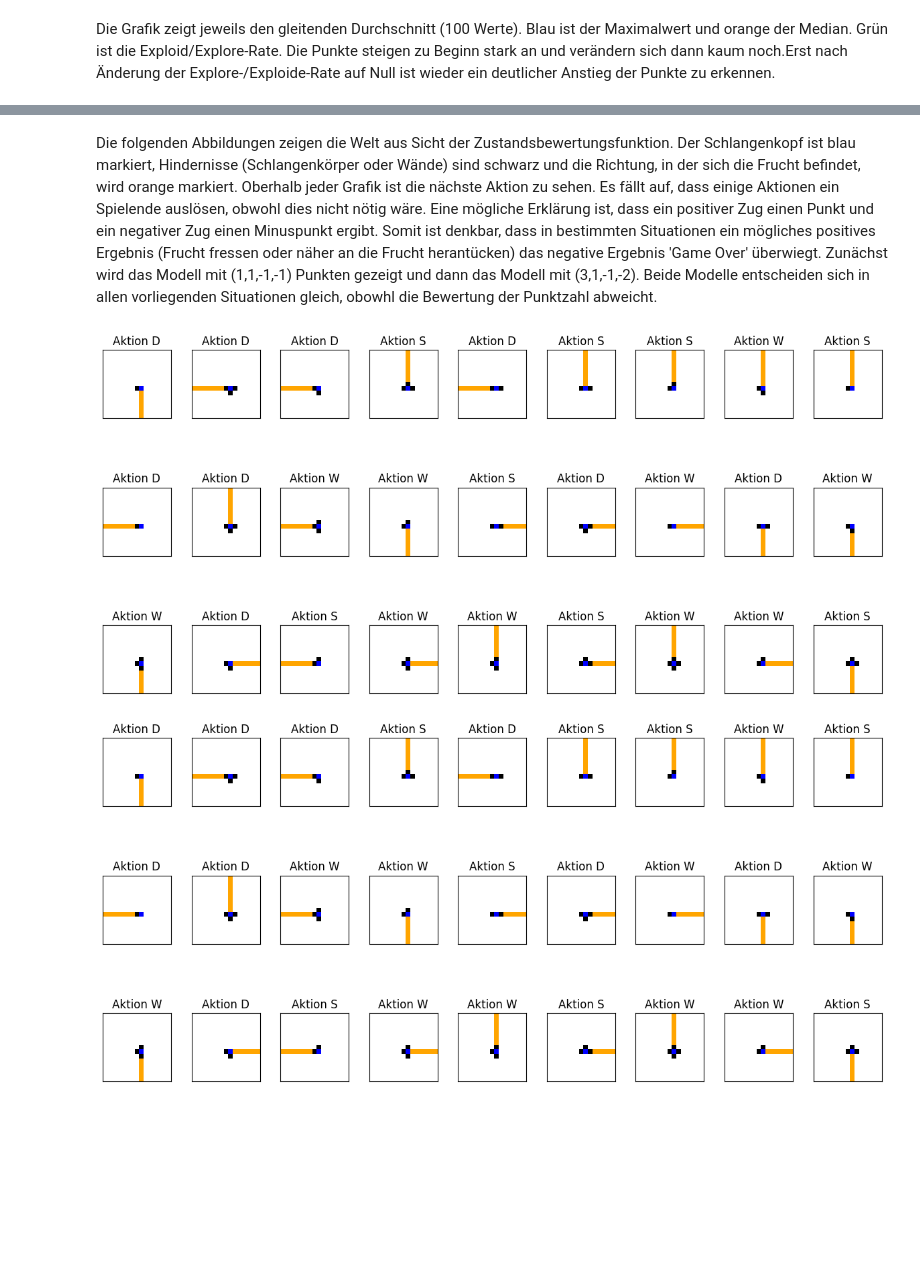
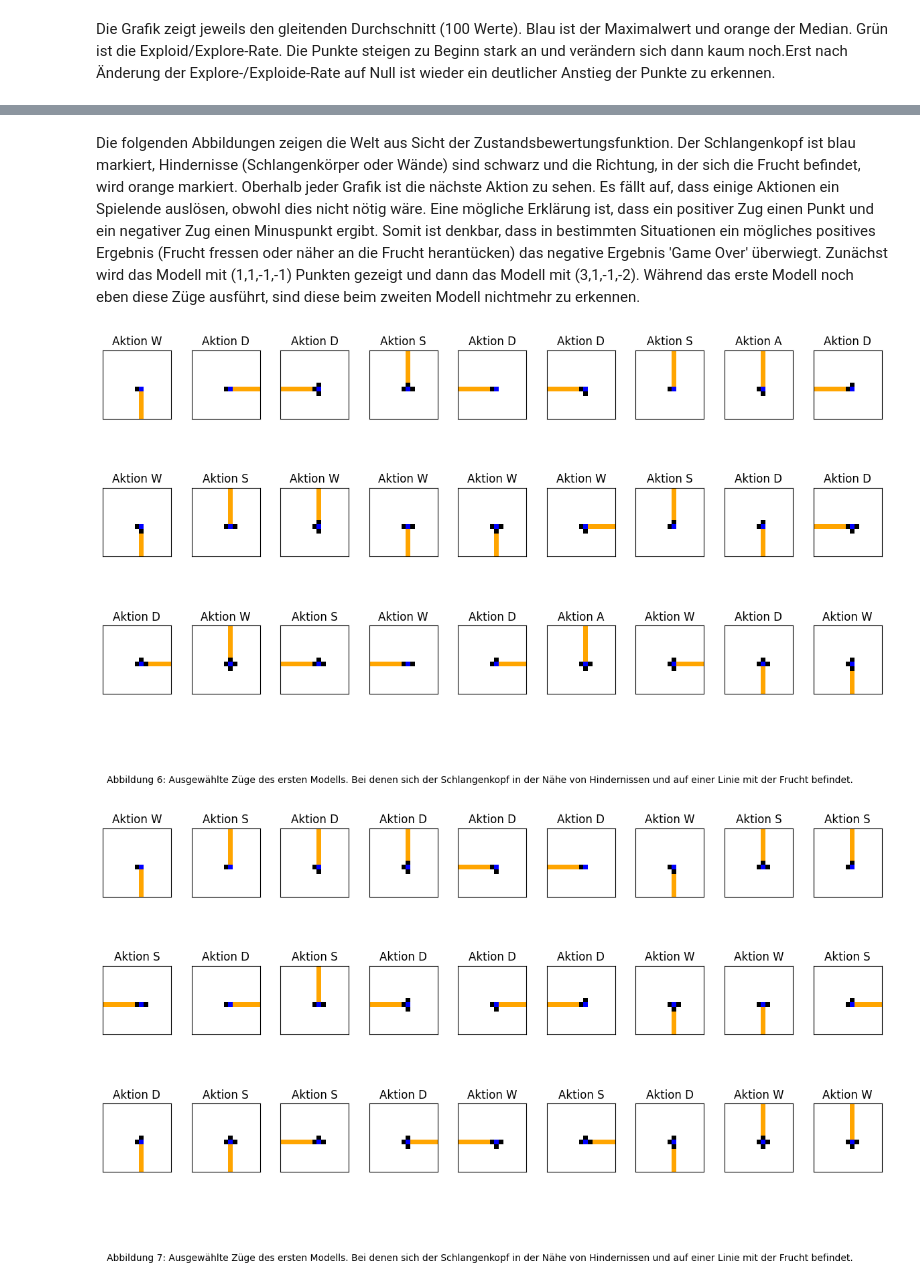
Before and after one commit to florianw830/DeepLearningWS2324, a Jupyter notebook: Snake.ipynb, the cells around one changed output, grey strips where cells are left out. Cells and saved outputs as stored; diff of their text form; code cells hidden in the pictures; blank space fills up the shorter version.

```diff
--- a/Snake.ipynb
+++ b/Snake.ipynb
@@ -362,9 +362,9 @@ Das Training des Q-Learn Algorithmus. Zur Vereinfachung läuft das Spiel nicht
 in Echtzeit, sondern wartet bis der Algorithmus die Nächste Aktion gewählt hat. Das Modell wird zunächst mit 10000 Epochen und einem Explore-Exploid-Faktor von 15 (welcher alle 1000 Epochen um eins reduziert wird, sollange er größer als 10 ist). Danach wird der Explore-Exploid-Faktor auf Null gesetzt und es werden nochmals 10000 Epochen trainiert.
 # %%
 board_size=15
-epochs = 10000
 
-def train_q_learn(board_size=5,epochs = epochs,explore_exploid=15,model=None,point_config=(1,1,-1,-1)):
+
+def train_q_learn(board_size=5,epochs = 10000,explore_exploid=15,model=None,point_config=(1,1,-1,-1)):
     max_points =0
     if model == None:
         sq = SnakeQLearning(board_size)
@@ -415,7 +415,7 @@ yse = ys1e + ys2e
 #Und einemal mit drei Punkten für das erreichen der Frucht, einem für das Ännähern an die Frucht
 #ein Punkt Abzug für das Abrücken von der Frucht und zwei Punkte abzug für Game Over.
 newsq2,ys1,ys1e = train_q_learn(board_size)
-newsq2,ys2,ys2e = train_q_learn(board_size,model=newsq,explore_exploid=0,point_config=(3,1,-1,-2))
+newsq2,ys2,ys2e = train_q_learn(board_size,model=newsq2,explore_exploid=0,point_config=(3,1,-1,-2))
 
 ys_best = ys1+ys2
 yse_best = ys1e + ys2e
@@ -594,8 +609,8 @@ plt.show()
 # %% [markdown]
-Die folgenden Abbildungen zeigen die Welt aus Sicht der Zustandsbewertungsfunktion. Der Schlangenkopf ist blau markiert, Hindernisse (Schlangenkörper oder Wände) sind schwarz und die Richtung, in der sich die Frucht befindet, wird orange markiert. Oberhalb jeder Grafik ist die nächste Aktion zu sehen. Es fällt auf, dass einige Aktionen ein Spielende auslösen, obwohl dies nicht nötig wäre. Eine mögliche Erklärung ist, dass ein positiver Zug einen Punkt und ein negativer Zug einen Minuspunkt ergibt. Somit ist denkbar, dass in bestimmten Situationen ein mögliches positives Ergebnis (Frucht fressen oder näher an die Frucht herantücken) das negative Ergebnis 'Game Over' überwiegt. Zunächst wird das Modell mit (1,1,-1,-1) Punkten gezeigt und dann das Modell mit (3,1,-1,-2). Beide Modelle entscheiden sich in allen vorliegenden Situationen gleich, obowhl die Bewertung der Punktzahl abweicht.
+Die folgenden Abbildungen zeigen die Welt aus Sicht der Zustandsbewertungsfunktion. Der Schlangenkopf ist blau markiert, Hindernisse (Schlangenkörper oder Wände) sind schwarz und die Richtung, in der sich die Frucht befindet, wird orange markiert. Oberhalb jeder Grafik ist die nächste Aktion zu sehen. Es fällt auf, dass einige Aktionen ein Spielende auslösen, obwohl dies nicht nötig wäre. Eine mögliche Erklärung ist, dass ein positiver Zug einen Punkt und ein negativer Zug einen Minuspunkt ergibt. Somit ist denkbar, dass in bestimmten Situationen ein mögliches positives Ergebnis (Frucht fressen oder näher an die Frucht herantücken) das negative Ergebnis 'Game Over' überwiegt. Zunächst wird das Modell mit (1,1,-1,-1) Punkten gezeigt und dann das Modell mit (3,1,-1,-2). Während das erste Modell noch eben diese Züge ausführt, sind diese beim zweiten Modell nichtmehr zu erkennen.
 # %%
-k = [ x for x in newsq.q_table if x.split(".")[4] == "1" and (x.split(".")[8] == "1" or x.split(".")[9] == "1")]
-def plot_list(p_list):
+zzz = [ x for x in newsq.q_table if x.split(".")[4] == "1" and (x.split(".")[8] == "1" or x.split(".")[9] == "1")]
+def plot_list(p_list,model,fig_text):
     colors = ['white',  'blue','black', 'orange','red']
     plot_keys = ["W","A","S","D"]
     cmap = ListedColormap(colors)
@@ -611,8 +626,8 @@ def plot_list(p_list):
 
             tmp_snake = [(7,7)]
             if tmp[4] == "1": tmp_snake.append((7,6))
-            if tmp[5] == "1": tmp_snake.append((7,8))
-            if tmp[6] == "1": tmp_snake.append((6,7))
+            if tmp[5] == "1": tmp_snake.append((6,7))
+            if tmp[6] == "1": tmp_snake.append((7,8))
             if tmp[7] == "1": tmp_snake.append((8,7))
             plot = np.zeros((board_size, board_size))
             if tmp[0] == "1":
@@ -624,37 +639,40 @@ def plot_list(p_list):
             if tmp[8] == "1":
                 x_from = 8
                 x_to = 9
 
             if tmp[2] == "1":
                 y_from = 0
                 y_to = 8
             else:
                 y_from = 8
                 y_to = board_size
             if tmp[9] == "1":
                 y_from = 8
                 y_to = 9
             for x in range(x_from,x_to):
                 for y in range(y_from,y_to):
                     plot[y:y+1,x:x+1] = 3
             plot[tmp_snake[0][0]+1,tmp_snake[0][1]+1] =1
             for t in tmp_snake[1:]:
                 plot[t[0]+1,t[1]+1] =2
             axs[i, j].imshow(plot, cmap=cmap, vmin=0, vmax=4)
             axs[i, j].set_xticks([])
             axs[i, j].set_yticks([])
 
-            axs[i, j].set_title( "Aktion " + plot_keys[max(newsq.q_table[k[idx]], key=newsq.q_table[k[idx]].get)])
+            axs[i, j].set_title( "Aktion " + plot_keys[max(model.q_table[p_list[idx]], key=model.q_table[p_list[idx]].get)])
         #print(j)
         #print(newsq.q_table[j])
     plt.subplots_adjust(wspace=0.3, hspace=0)
+    plt.figtext(0.5, 0.01, fig_text, wrap=True, horizontalalignment='center', fontsize=10)
     plt.show()
-plot_list(k)
+
+
+plot_list(zzz,newsq,"Abbildung 6: Ausgewählte Züge des ersten Modells. Bei denen sich der Schlangenkopf in der Nähe von Hindernissen und auf einer Linie mit der Frucht befindet.")
 
 k2 = [ x for x in newsq2.q_table if x.split(".")[4] == "1" and (x.split(".")[8] == "1" or x.split(".")[9] == "1")]
-plot_list(k2)
+plot_list(k2,newsq2,"Abbildung 7: Ausgewählte Züge des ersten Modells. Bei denen sich der Schlangenkopf in der Nähe von Hindernissen und auf einer Linie mit der Frucht befindet.")
 # %% [output]
-[figure, old version]
+[figure, new version]
-[figure, old version]
+[figure, new version]
 # %% [markdown]
 ## Literatur:
```
Also changed, not shown: parts of 6 cells of this notebook.
